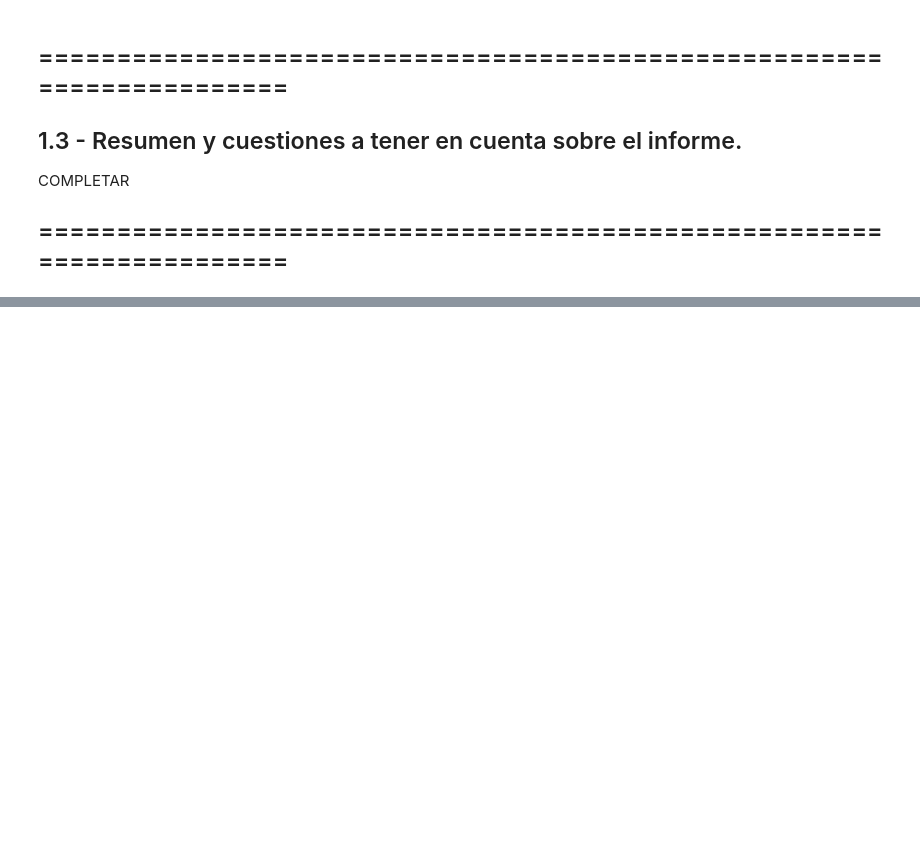
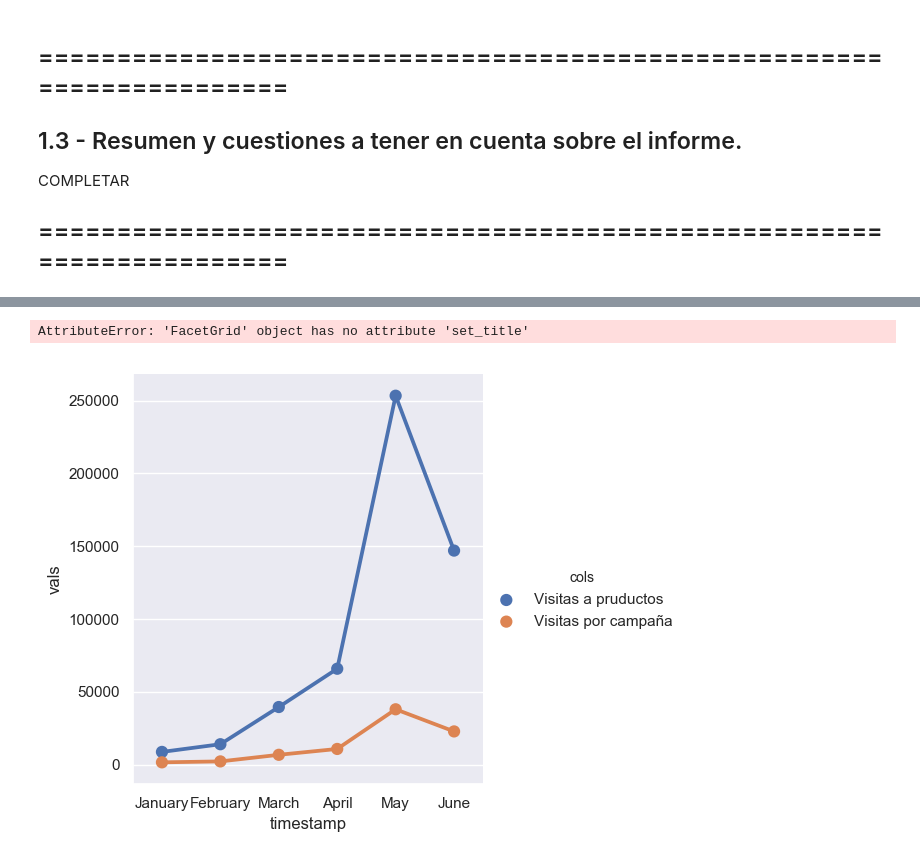
Before and after one commit to asilvestri2020/7506_2C2018, a Jupyter notebook: TP1/Informe_TP1.ipynb, the cells around one changed output, grey strips where cells are left out. Cells and saved outputs as stored; diff of their text form; code cells hidden in the pictures; blank space fills up the shorter version.

```diff
--- a/TP1/Informe_TP1.ipynb
+++ b/TP1/Informe_TP1.ipynb
@@ -109,0 +148,21 @@ COMPLETAR
+# %%
+# primero obtengo aquellos registros que me indican una visita por campaña
+visitaPorCampaña = eventos.loc[eventos['event'] == 'ad campaign hit']
+
+# Miro la evolucion en la cantidad de visitas  en el año 2018, considerando que solo hay informacion de 2018
+visitas_a_productos_por_campaña = visitaPorCampaña.groupby(visitaPorCampaña['timestamp'].dt.strftime('%B'))['event'].count()
+visitas_a_productos_por_campaña.reset_index()
+
+
+visitas['Visitas por campaña'] = visitas_a_productos_por_campaña.reset_index()['event']
+# %%
+df = visitas.melt('timestamp', var_name='cols',  value_name='vals')
+g = sns.factorplot(x="timestamp", y="vals", hue='cols', data=df)
+
+#g = sns.lineplot(x="timestamp",y="Visitas por campaña",data=visitas)
+g.set_title("Visitas", fontsize=25)
+g.set_xlabel("Meses", fontsize=15)
+g.set_ylabel("Cantidad de Visitas", fontsize=15)
+# %% [output]
+AttributeError: 'FacetGrid' object has no attribute 'set_title'
+[figure, added]
```
Also changed, not shown: parts of 9 cells of this notebook, 1 other file.
